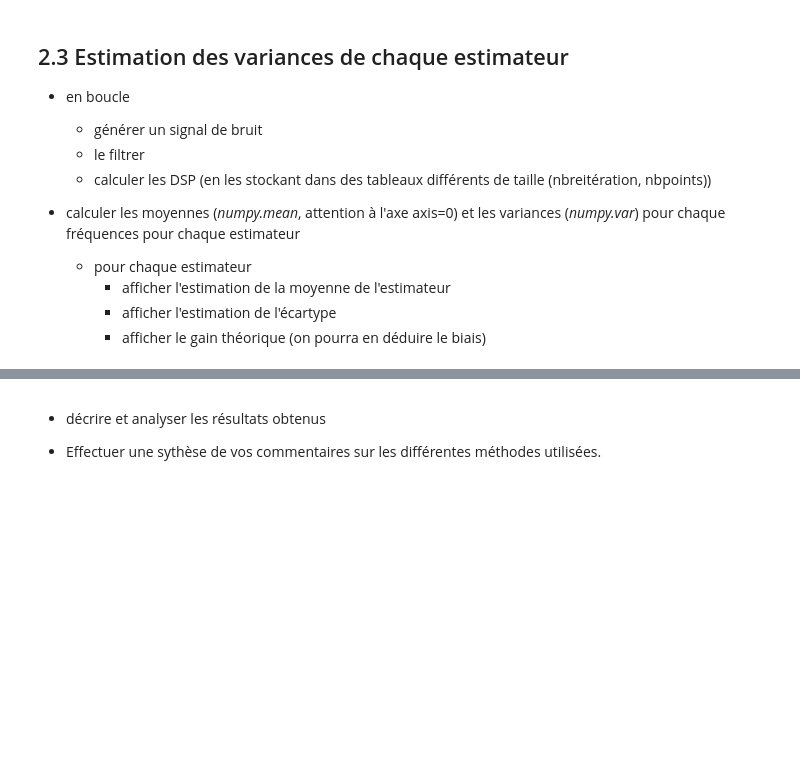
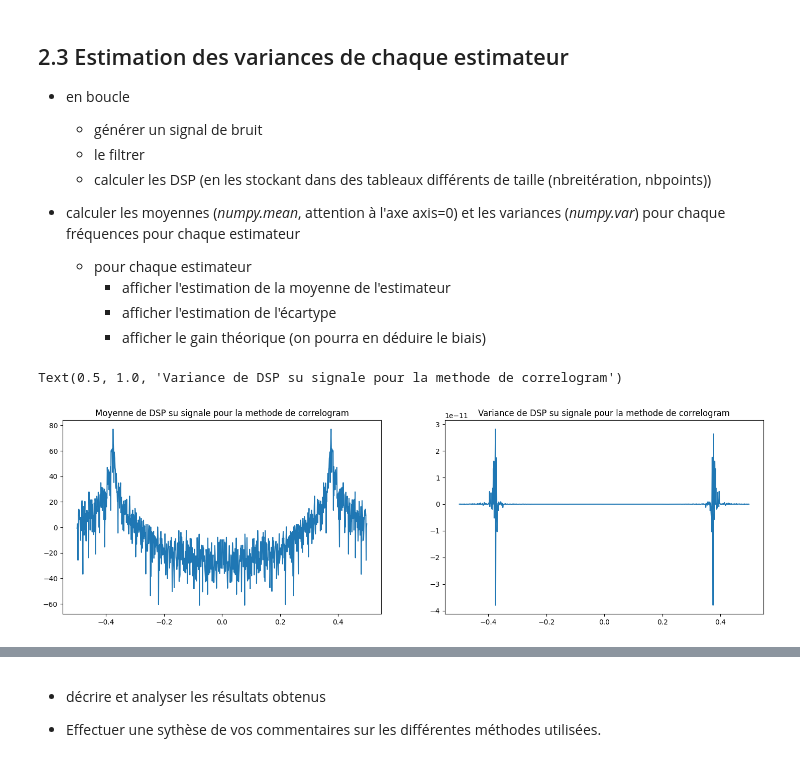
Before and after one commit to m23ayou2/UE_G, a Jupyter notebook: TP2_eleves_20260128.ipynb, the cells around one changed output, grey strips where cells are left out. Cells and saved outputs as stored; diff of their text form; code cells hidden in the pictures; blank space fills up the shorter version.

```diff
--- a/TP2_eleves_20260128.ipynb
+++ b/TP2_eleves_20260128.ipynb
@@ -389,4 +409,26 @@ La TF (créée sur Nb points) est ensuite moyennée.
     - afficher l'estimation de la moyenne de l'estimateur
     - afficher l'estimation de l'écartype
     - afficher le gain théorique (on pourra en déduire le biais)
+# %%
+def mean_var(estimateur, signal, nbrIteration = 1_000):
+    DSPs = np.zeros((nbrIteration, NbPoints))
+    for n in range(nbrIteration):
+        w, DSP = estimateur(signal)
+        DSPs[n, :] = np.abs(DSP)
+
+    mean = DSPs.mean(axis = 0)
+    var = (DSPs - mean).mean(axis = 0)
+    return mean, var
+# %%
+mean, var = mean_var(Periodogram, signalb)
+plt.figure(figsize=(18,5))
+plt.subplot(1,2,1)
+plt.plot(np.fft.fftshift(w), 20*np.log10(mean))
+plt.title("Moyenne de DSP su signale pour la methode de correlogram")
+plt.subplot(1,2,2)
+plt.plot(np.fft.fftshift(w), var)
+plt.title("Variance de DSP su signale pour la methode de correlogram")
+# %% [output]
+Text(0.5, 1.0, 'Variance de DSP su signale pour la methode de correlogram')
+[figure, added]
 # %%
```
Also changed, not shown: parts of 21 cells of this notebook.
